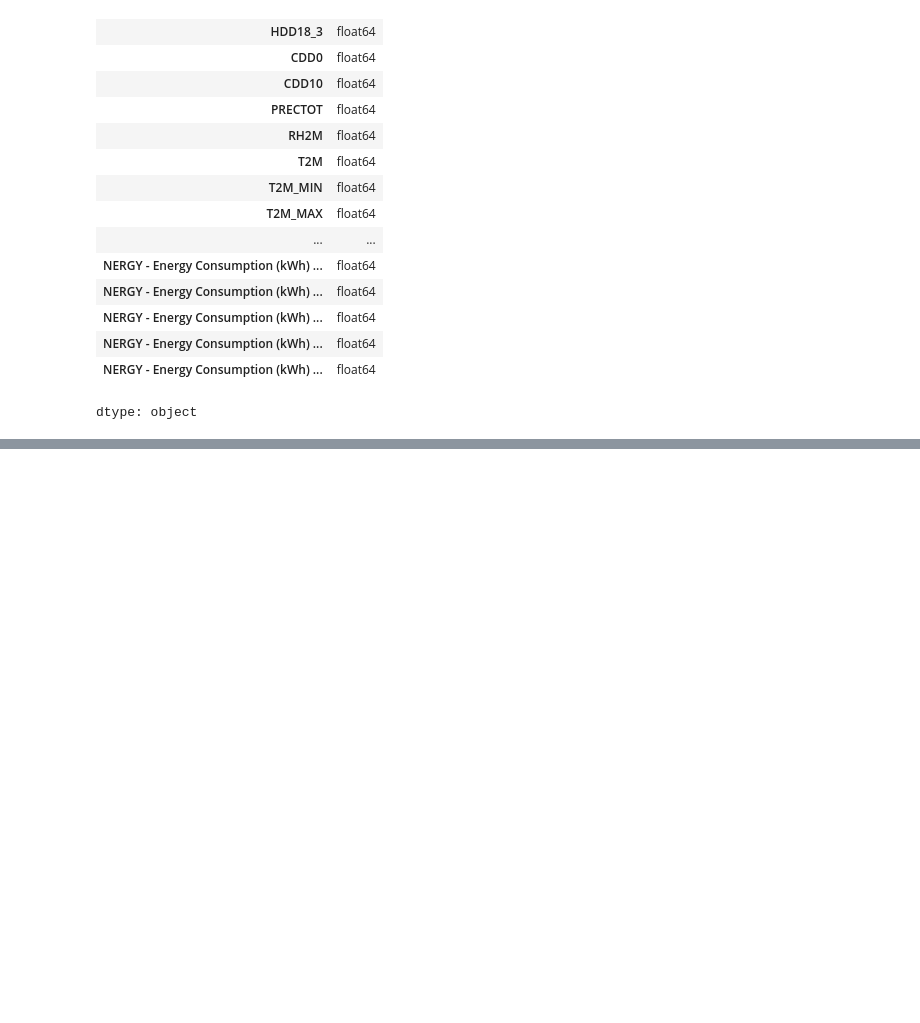
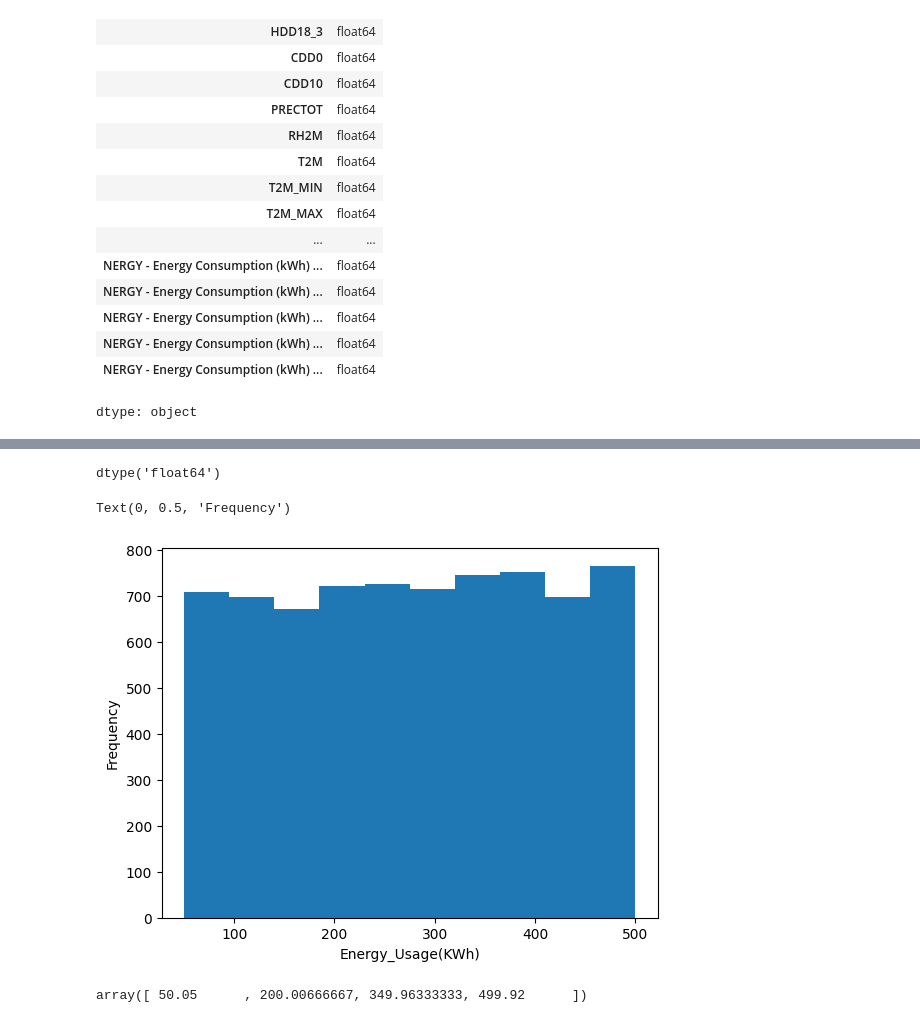
Before and after one commit to thakurakanksha288/learning_ml, a Jupyter notebook: data_cleaning.ipynb, the cells around one changed output, grey strips where cells are left out. Saved outputs shown, nothing was run; the diff lists cells and outputs as text; code cells hidden in the pictures; blank space fills up the shorter version.

```diff
--- a/data_cleaning.ipynb
+++ b/data_cleaning.ipynb
@@ -225,0 +235,22 @@ dtype: object
+# %%
+#data binding
+df['Energy_Usage(KWh)']=df['Energy_Usage (kWh)'].astype(float)
+df['Energy_Usage(KWh)'].dtype
+# %% [output]
+dtype('float64')
+# %%
+import matplotlib.pyplot as plt
+plt.hist(df['Energy_Usage(KWh)'])
+
+
+plt.xlabel("Energy_Usage(KWh)")
+plt.ylabel("Frequency")
+# %% [output]
+Text(0, 0.5, 'Frequency')
+[figure, added]
+# %%
+#creating a bins
+bins=np.linspace(min(df['Energy_Usage(KWh)']),max(df['Energy_Usage(KWh)']),4)
+bins
+# %% [output]
+array([ 50.05      , 200.00666667, 349.96333333, 499.92      ])
```
Also changed, not shown: parts of 14 cells of this notebook.
